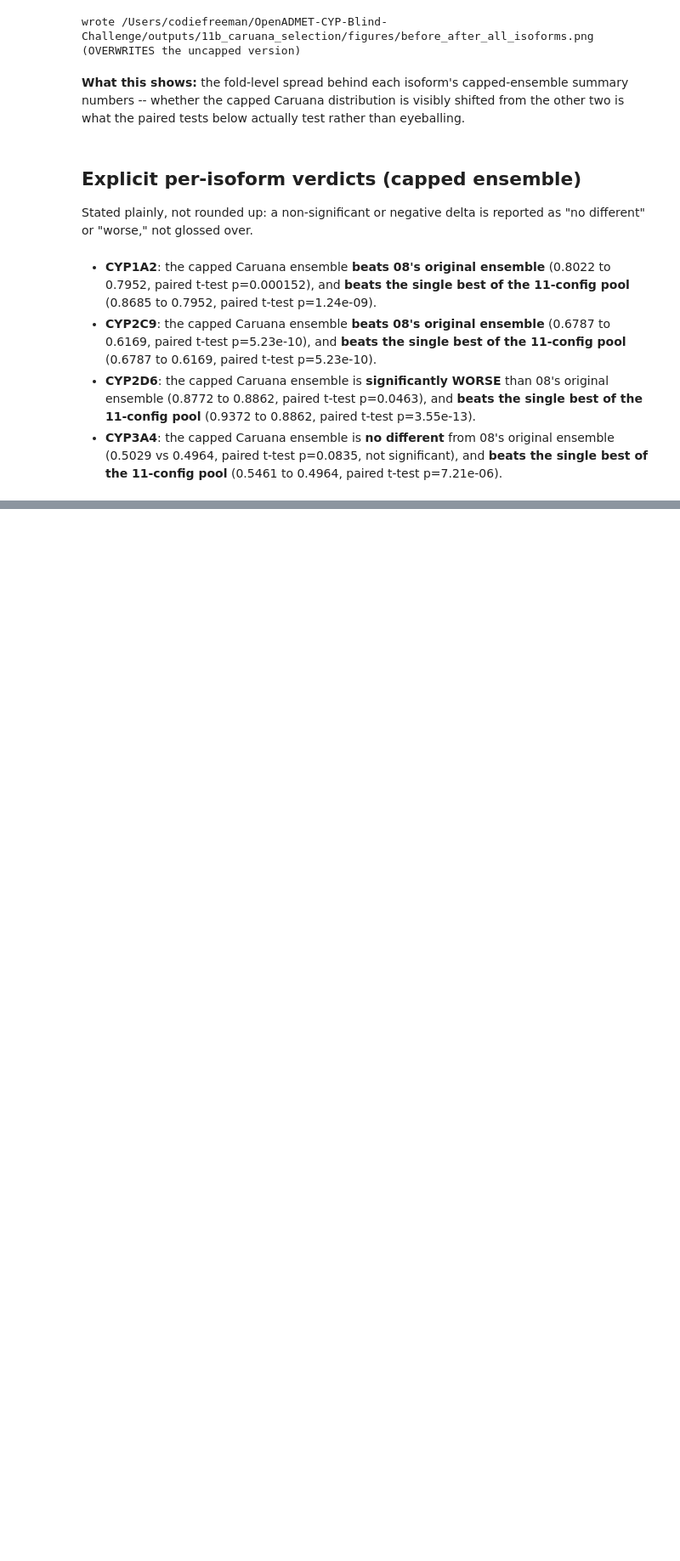
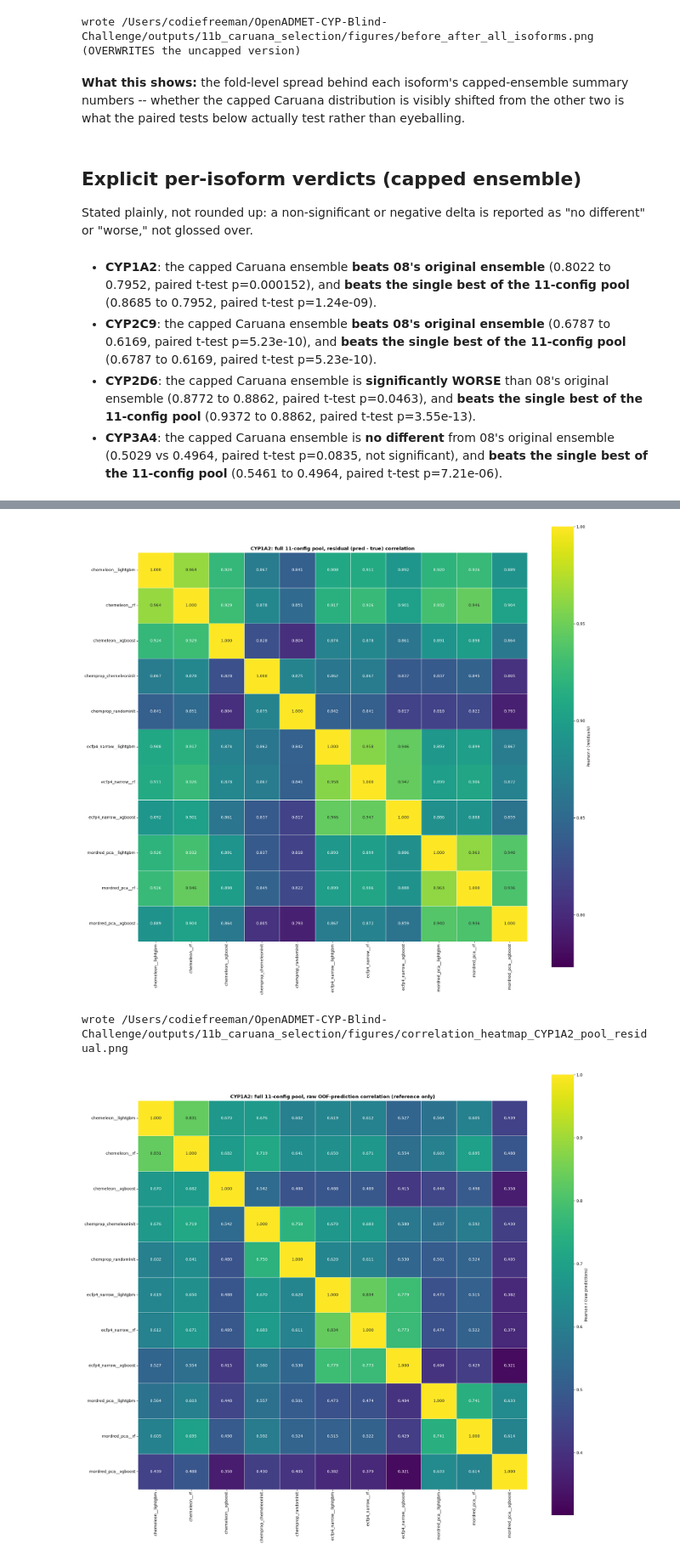
Before and after one commit to codie-freeman/OpenADMET-CYP-Blind-Challenge, a Jupyter notebook: notebooks/11b_caruana_selection.ipynb, the cells around one changed output, grey strips where cells are left out. Shown at 85% size. Cells and saved outputs as stored; diff of their text form; code cells hidden in the pictures; blank space fills up the shorter version.

```diff
--- a/notebooks/11b_caruana_selection.ipynb
+++ b/notebooks/11b_caruana_selection.ipynb
@@ -1045,0 +1085,19 @@ display(Markdown("\n".join(verdict_lines)))
+# %%
+# Full 11-config pool, both correlation views, CYP1A2 and CYP3A4 only. Reuses
+# `oof_tables` (loaded read-only above, one row per (repeat, fold, inchikey) with
+# `y_true` and all 11 configs' OOF predictions) -- no new predictions computed.
+DIAG_ISOFORMS = ["CYP1A2", "CYP3A4"]
+
+pred_corr, resid_corr = {}, {}
+for isoform in DIAG_ISOFORMS:
+    df = oof_tables[isoform]
+    pred_corr[isoform] = df[ALL_11_CONFIGS].corr(method="pearson")
+    residuals = pd.DataFrame({c: df[c] - df["y_true"] for c in ALL_11_CONFIGS})
+    resid_corr[isoform] = residuals.corr(method="pearson")
+
+    resid_path = OUT / f"correlation_matrix_{isoform}.csv"
+    resid_corr[isoform].to_csv(resid_path)
+    raw_path = OUT / f"correlation_matrix_{isoform}_raw_prediction.csv"
+    pred_corr[isoform].to_csv(raw_path)
+    print(f"{isoform}: wrote {resid_path.name} (residual corr, primary diagnostic) "
+          f"and {raw_path.name} (raw-prediction corr, reference only)")
@@ -1045,0 +1111,30 @@ display(Markdown("\n".join(verdict_lines)))
+# %%
+def plot_corr_heatmap(corr: pd.DataFrame, title: str, path: Path, cbar_label: str) -> None:
+    """Matches `08_ensemble_selection.ipynb`'s own `plot_correlation_heatmap` style
+    (annot/fmt/cmap/vmin-vmax/square/linewidths) -- no new plotting convention
+    introduced here."""
+    n = len(corr)
+    off_diag = corr.to_numpy()[~np.eye(n, dtype=bool)]
+    fig, ax = plt.subplots(figsize=(1.6 * n + 2, 1.4 * n + 2))
+    sns.heatmap(corr, annot=True, fmt=".3f", cmap="viridis", vmin=off_diag.min() - 0.02, vmax=1.0,
+                square=True, linewidths=0.5, linecolor="white", ax=ax, cbar_kws={"label": cbar_label})
+    ax.set_title(title, fontsize=12, fontweight="bold")
+    plt.tight_layout()
+    fig.savefig(path, dpi=150, bbox_inches="tight")
+    plt.show()
+    print(f"wrote {path}")
+
+
+for isoform in DIAG_ISOFORMS:
+    plot_corr_heatmap(
+        resid_corr[isoform], f"{isoform}: full 11-config pool, residual (pred - true) correlation",
+        FIG_OUT / f"correlation_heatmap_{isoform}_pool_residual.png", "Pearson r (residuals)",
+    )
+    plot_corr_heatmap(
+        pred_corr[isoform], f"{isoform}: full 11-config pool, raw OOF-prediction correlation (reference only)",
+        FIG_OUT / f"correlation_heatmap_{isoform}_pool_raw_prediction.png", "Pearson r (raw predictions)",
+    )
+# %% [output]
+[figure, added]
+wrote /Users/codiefreeman/OpenADMET-CYP-Blind-Challenge/outputs/11b_caruana_selection/figures/correlation_heatmap_CYP1A2_pool_residual.png
+[figure, added]
```
Also changed, not shown: parts of 10 cells of this notebook, 12 other files.
